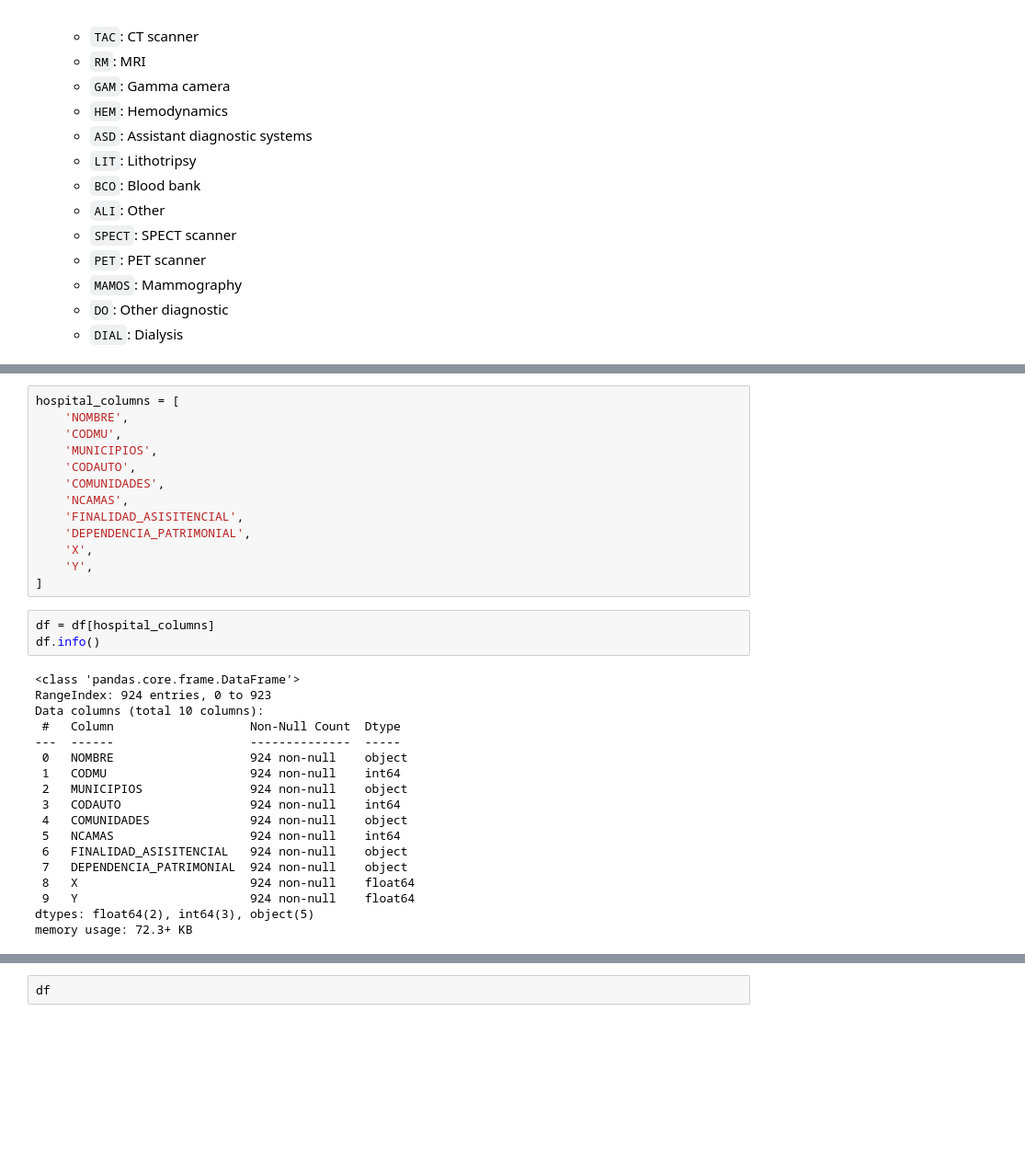
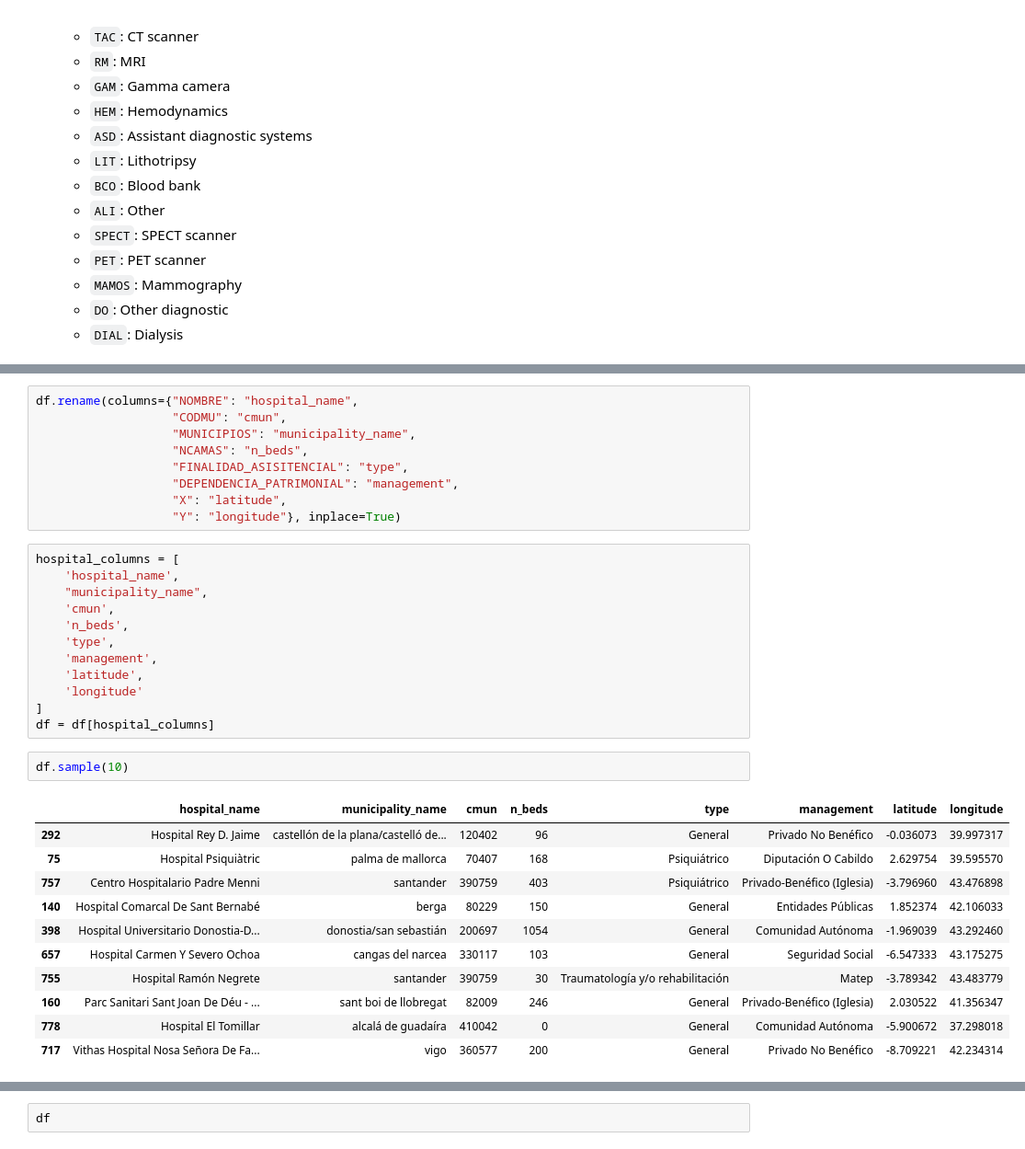
Before and after one commit to marimoysan/ml-pueblos, a Jupyter notebook: notebooks/eda_hospitals.ipynb, the cells around one changed output, grey strips where cells are left out. Shown at 92% size. Drawn from its saved outputs; the diff is of its cells as text; blank space fills up the shorter version.

```diff
--- a/notebooks/eda_hospitals.ipynb
+++ b/notebooks/eda_hospitals.ipynb
@@ -79,34 +91,35 @@ The column names in the hospitals dataset are:
 # %%
-hospital_columns = [
-    'NOMBRE',
-    'CODMU',
-    'MUNICIPIOS',
-    'CODAUTO',
-    'COMUNIDADES',
-    'NCAMAS',
-    'FINALIDAD_ASISITENCIAL',
-    'DEPENDENCIA_PATRIMONIAL',
-    'X',
-    'Y',
-]
+df.rename(columns={"NOMBRE": "hospital_name",
+                   "CODMU": "cmun",
+                   "MUNICIPIOS": "municipality_name",
+                   "NCAMAS": "n_beds",
+                   "FINALIDAD_ASISITENCIAL": "type",
+                   "DEPENDENCIA_PATRIMONIAL": "management",
+                   "X": "latitude",
+                   "Y": "longitude"}, inplace=True)
-# %%
-df = df[hospital_columns]
-df.info()
-# %% [output]
-<class 'pandas.core.frame.DataFrame'>
-RangeIndex: 924 entries, 0 to 923
-Data columns (total 10 columns):
- #   Column                   Non-Null Count  Dtype
----  ------                   --------------  -----
- 0   NOMBRE                   924 non-null    object
- 1   CODMU                    924 non-null    int64
- 2   MUNICIPIOS               924 non-null    object
- 3   CODAUTO                  924 non-null    int64
- 4   COMUNIDADES              924 non-null    object
- 5   NCAMAS                   924 non-null    int64
- 6   FINALIDAD_ASISITENCIAL   924 non-null    object
- 7   DEPENDENCIA_PATRIMONIAL  924 non-null    object
- 8   X                        924 non-null    float64
- 9   Y                        924 non-null    float64
-dtypes: float64(2), int64(3), object(5)
-memory usage: 72.3+ KB
+# %%
+hospital_columns = [
+    'hospital_name',
+    "municipality_name",
+    'cmun',
+    'n_beds',
+    'type',
+    'management',
+    'latitude',
+    'longitude'
+]
+df = df[hospital_columns]
+# %%
+df.sample(10)
+# %% [output]
+|  | hospital_name | municipality_name | cmun | n_beds | type | management | latitude | longitude |
+| 292 | Hospital Rey D. Jaime | castellón de la plana/castelló de... | 120402 | 96 | General | Privado No Benéfico | -0.036073 | 39.997317 |
+| 75 | Hospital Psiquiàtric | palma de mallorca | 70407 | 168 | Psiquiátrico | Diputación O Cabildo | 2.629754 | 39.595570 |
+| 757 | Centro Hospitalario Padre Menni | santander | 390759 | 403 | Psiquiátrico | Privado-Benéfico (Iglesia) | -3.796960 | 43.476898 |
+| 140 | Hospital Comarcal De Sant Bernabé | berga | 80229 | 150 | General | Entidades Públicas | 1.852374 | 42.106033 |
+| 398 | Hospital Universitario Donostia-D... | donostia/san sebastián | 200697 | 1054 | General | Comunidad Autónoma | -1.969039 | 43.292460 |
+| 657 | Hospital Carmen Y Severo Ochoa | cangas del narcea | 330117 | 103 | General | Seguridad Social | -6.547333 | 43.175275 |
+| 755 | Hospital Ramón Negrete | santander | 390759 | 30 | Traumatología y/o rehabilitación | Matep | -3.789342 | 43.483779 |
+| 160 | Parc Sanitari Sant Joan De Déu - ... | sant boi de llobregat | 82009 | 246 | General | Privado-Benéfico (Iglesia) | 2.030522 | 41.356347 |
+| 778 | Hospital El Tomillar | alcalá de guadaíra | 410042 | 0 | General | Comunidad Autónoma | -5.900672 | 37.298018 |
+| 717 | Vithas Hospital Nosa Señora De Fa... | vigo | 360577 | 200 | General | Privado No Benéfico | -8.709221 | 42.234314 |
```
Also changed, not shown: parts of 13 cells of this notebook.
